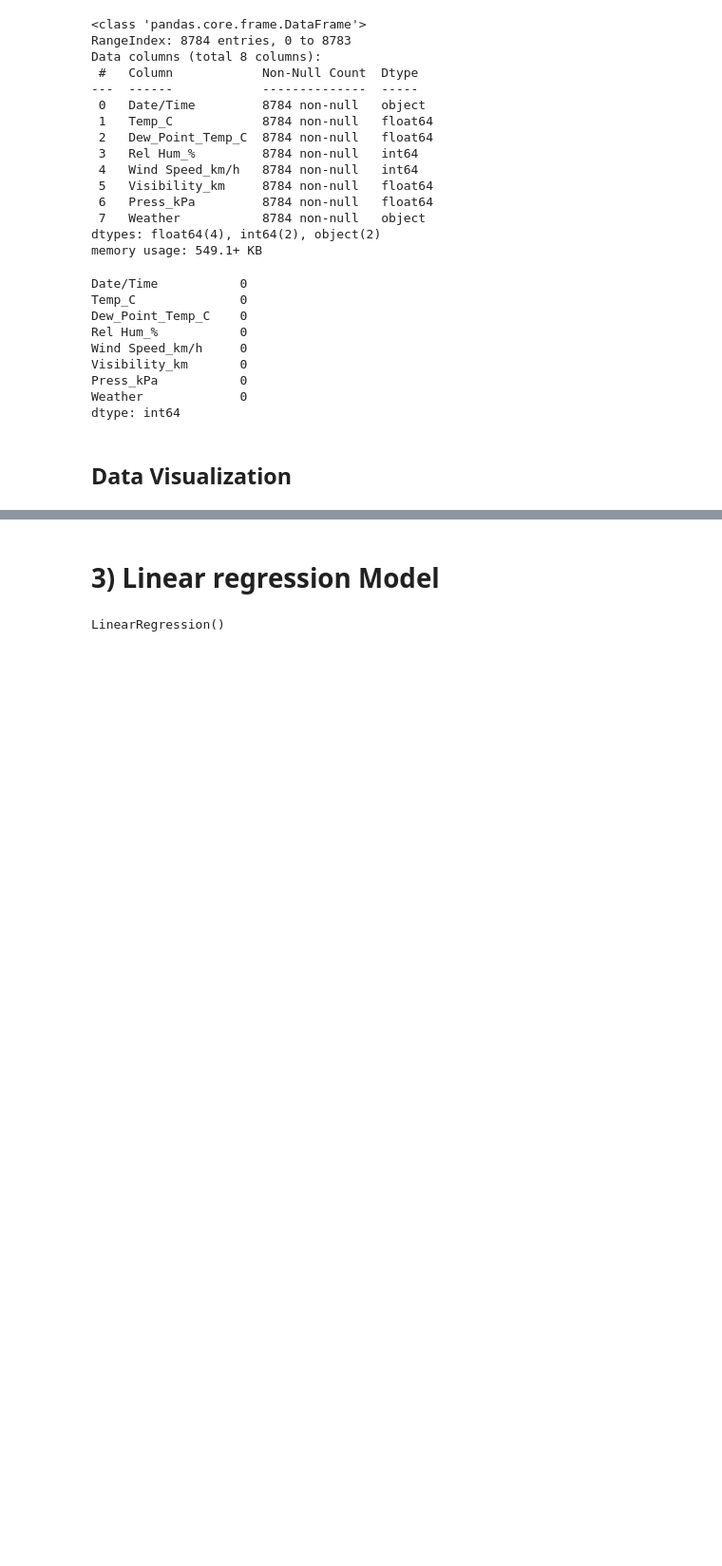
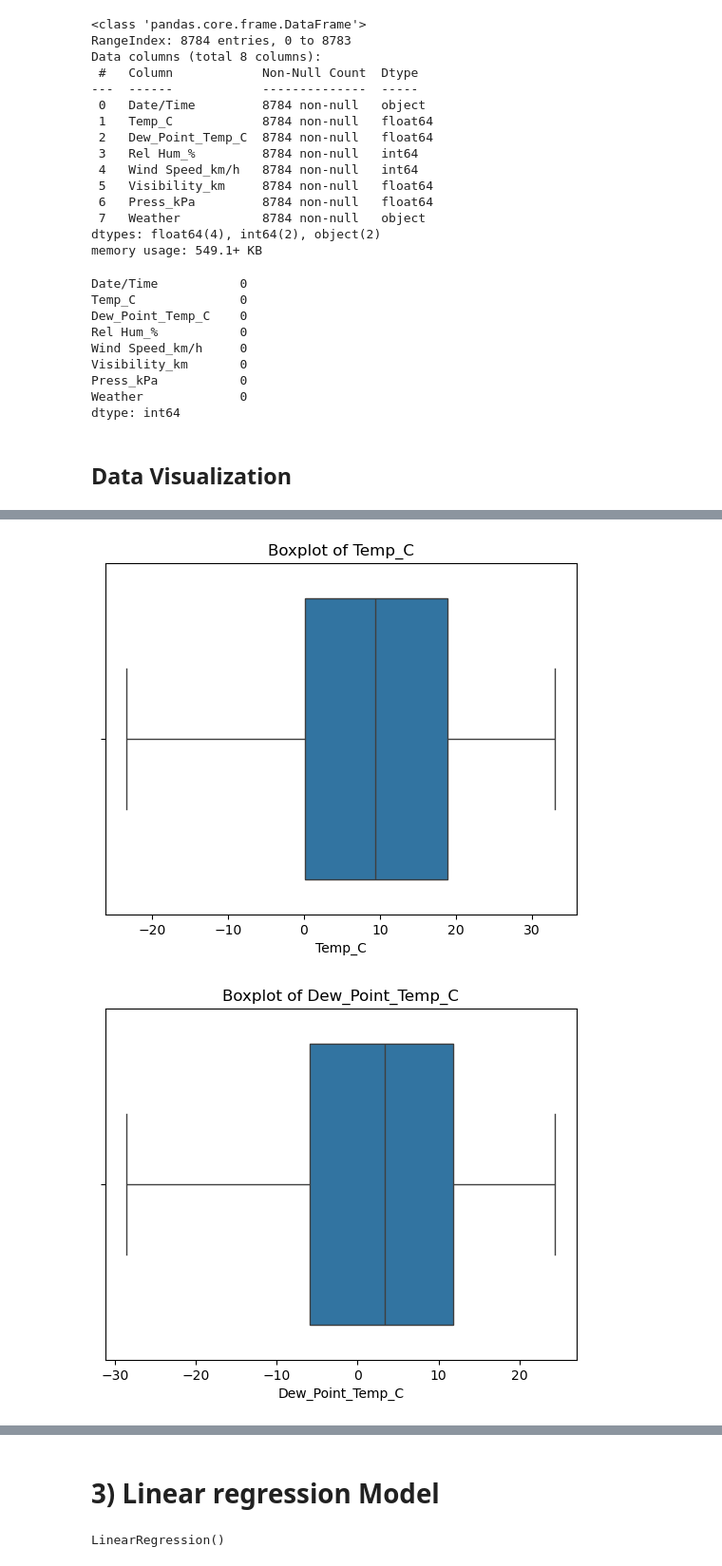
Before and after one commit to ibrahim-shedo/weather-temperature--prediction, a Jupyter notebook: predicting-the-air-temperature.ipynb, the cells around one changed output, grey strips where cells are left out. Shown: that part at 95% size. Saved outputs shown, nothing was run; the diff lists cells and outputs as text; code cells hidden in the pictures; blank space fills up the shorter version.

```diff
--- a/predicting-the-air-temperature.ipynb
+++ b/predicting-the-air-temperature.ipynb
@@ -129,0 +123,9 @@ ValueError: Could not interpret value `Temp_C ` for `y`. An entry with this name
+# %%
+# Boxplots for numerical variables
+for col in df.select_dtypes(include="number").columns:
+    sns.boxplot(data=df, x=col)
+    plt.title(f'Boxplot of {col}')
+    plt.show()
+# %% [output]
+[figure, added]
+[figure, added]
```
Also changed, not shown: parts of 4 cells of this notebook.
